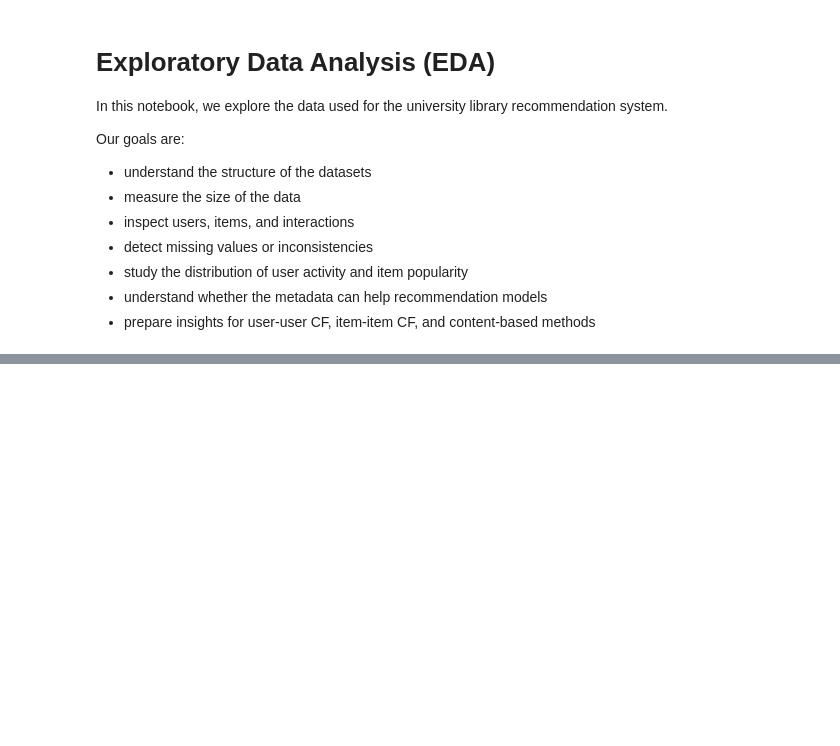
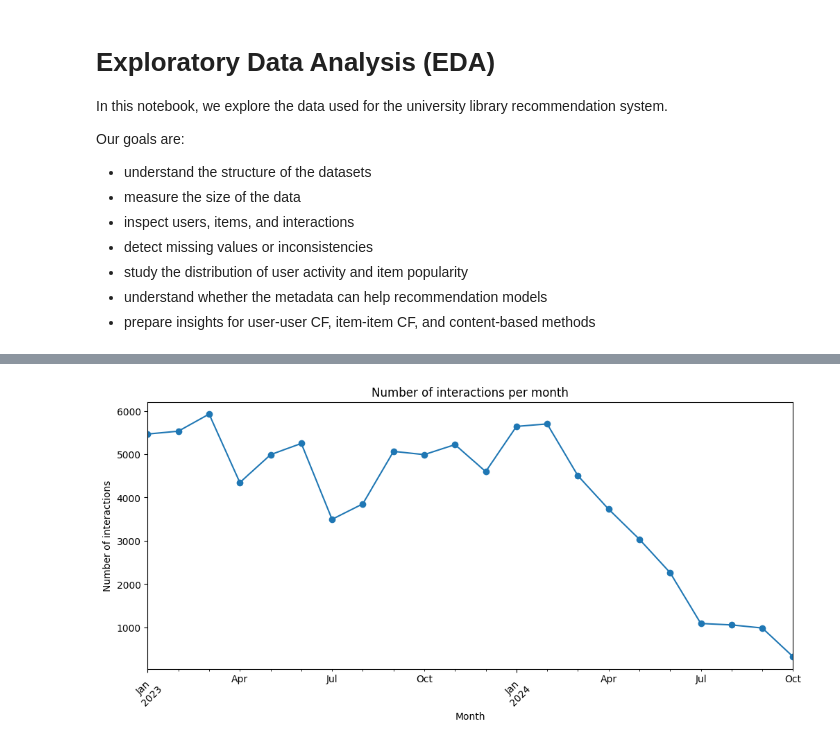
Before and after one commit to Trickwillfrit/EPFL_Rolex, a Jupyter notebook: notebooks/eda.ipynb, the cells around one changed output, grey strips where cells are left out. Drawn from its saved outputs; the diff is of its cells as text; code cells hidden in the pictures; blank space fills up the shorter version.

```diff
--- a/notebooks/eda.ipynb
+++ b/notebooks/eda.ipynb
@@ -23,0 +191,6 @@ submission = pd.read_csv(BASE_URL + "sample_submission.csv")
+# %%
+# Convert the timestamp column into a readable datetime format
+interactions["datetime"] = pd.to_datetime(interactions["t"], unit="s")
+
+# Show the first rows with the new datetime column
+display(interactions[["u", "i", "t", "datetime"]].head())
@@ -23,0 +231,9 @@ submission = pd.read_csv(BASE_URL + "sample_submission.csv")
+# %%
+# Create a new column containing only the year and month of each interaction
+interactions["year_month"] = interactions["datetime"].dt.to_period("M")
+
+# Count how many interactions happened in each month
+monthly_interactions = interactions["year_month"].value_counts().sort_index()
+
+# Display the monthly counts
+display(monthly_interactions)
@@ -23,0 +260,16 @@ submission = pd.read_csv(BASE_URL + "sample_submission.csv")
+# %%
+# Plot the number of interactions per month
+monthly_interactions.plot(figsize=(12, 5), marker="o")
+
+# Add a title and axis labels
+plt.title("Number of interactions per month")
+plt.xlabel("Month")
+plt.ylabel("Number of interactions")
+
+# Rotate x-axis labels for readability
+plt.xticks(rotation=45)
+
+# Show the plot
+plt.show()
+# %% [output]
+[figure, added]
```
Also changed, not shown: parts of 31 cells of this notebook.
